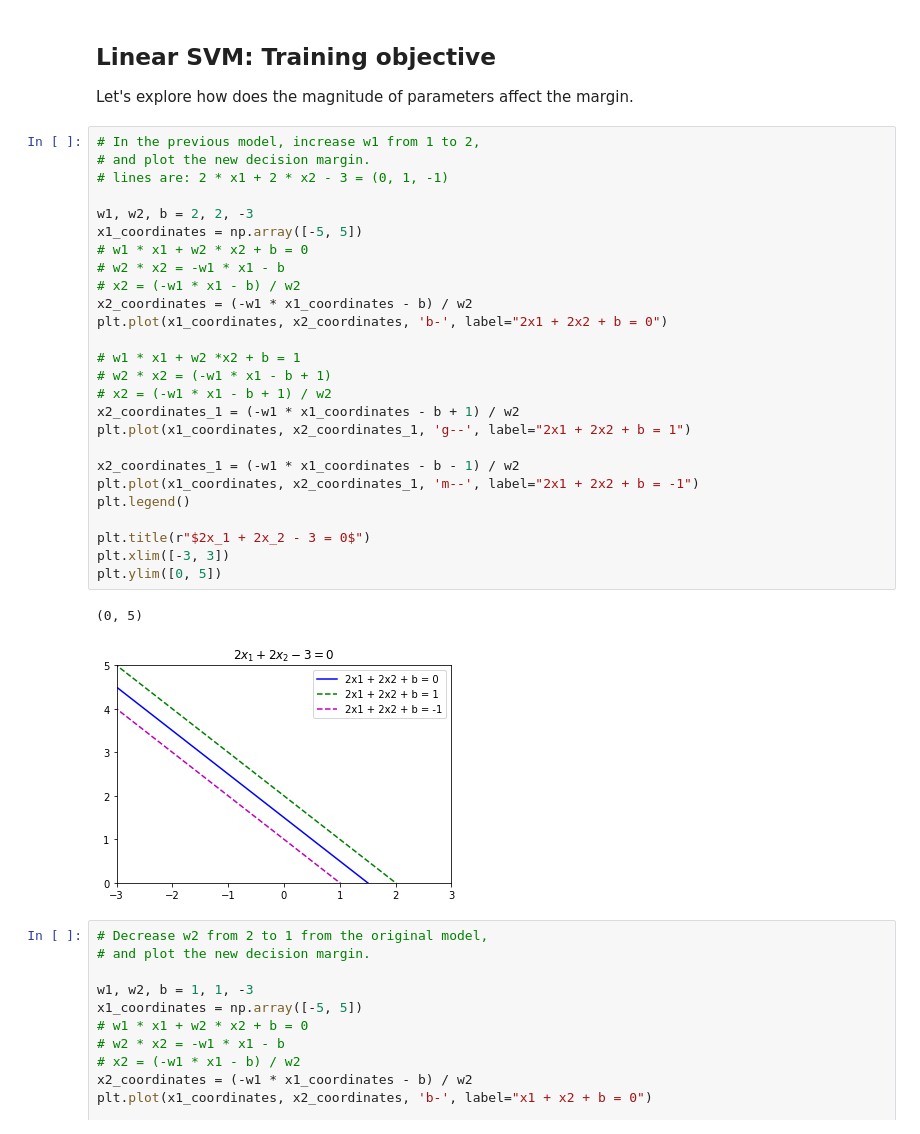
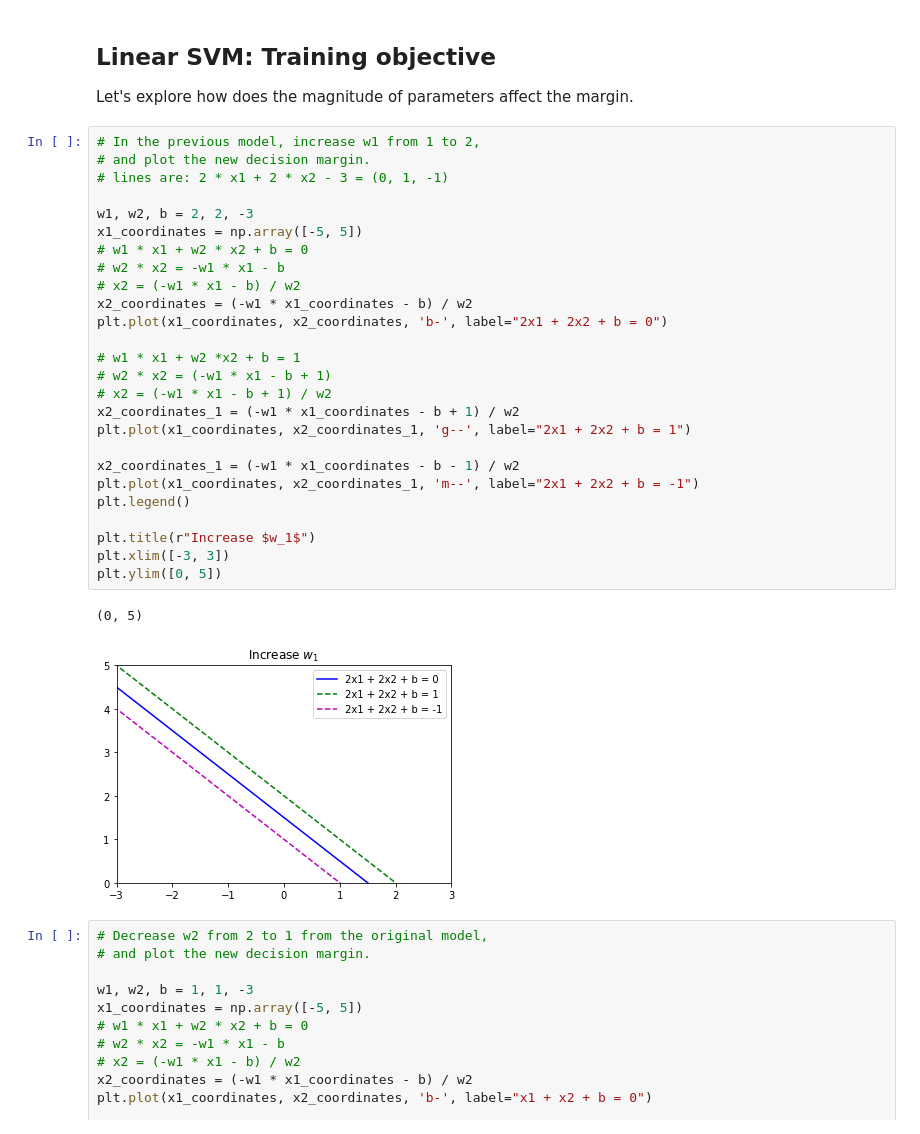
Before and after one commit to ch00226855/CMP414-765_Spring2020, a Jupyter notebook: Week08_SupportVectorMachine.ipynb, the cells around one changed output. Saved outputs shown, nothing was run; the diff lists cells and outputs as text.

```diff
--- a/Week08_SupportVectorMachine.ipynb
+++ b/Week08_SupportVectorMachine.ipynb
@@ -97,32 +160,32 @@ Let's explore how does the magnitude of parameters affect the margin.
 # %%
 # In the previous model, increase w1 from 1 to 2,
 # and plot the new decision margin.
 # lines are: 2 * x1 + 2 * x2 - 3 = (0, 1, -1)
 
 w1, w2, b = 2, 2, -3
 x1_coordinates = np.array([-5, 5])
 # w1 * x1 + w2 * x2 + b = 0
 # w2 * x2 = -w1 * x1 - b
 # x2 = (-w1 * x1 - b) / w2
 x2_coordinates = (-w1 * x1_coordinates - b) / w2
 plt.plot(x1_coordinates, x2_coordinates, 'b-', label="2x1 + 2x2 + b = 0")
 
 # w1 * x1 + w2 *x2 + b = 1
 # w2 * x2 = (-w1 * x1 - b + 1)
 # x2 = (-w1 * x1 - b + 1) / w2
 x2_coordinates_1 = (-w1 * x1_coordinates - b + 1) / w2
 plt.plot(x1_coordinates, x2_coordinates_1, 'g--', label="2x1 + 2x2 + b = 1")
 
 x2_coordinates_1 = (-w1 * x1_coordinates - b - 1) / w2
 plt.plot(x1_coordinates, x2_coordinates_1, 'm--', label="2x1 + 2x2 + b = -1")
 plt.legend()
 
-plt.title(r"$2x_1 + 2x_2 - 3 = 0$")
+plt.title(r"Increase $w_1$")
 plt.xlim([-3, 3])
 plt.ylim([0, 5])
 # %% [output]
 (0, 5)
-[figure, old version]
+[figure, new version]
 # %%
 # Decrease w2 from 2 to 1 from the original model,
 # and plot the new decision margin.
```
Also changed, not shown: parts of 12 cells of this notebook, 1 other file.
